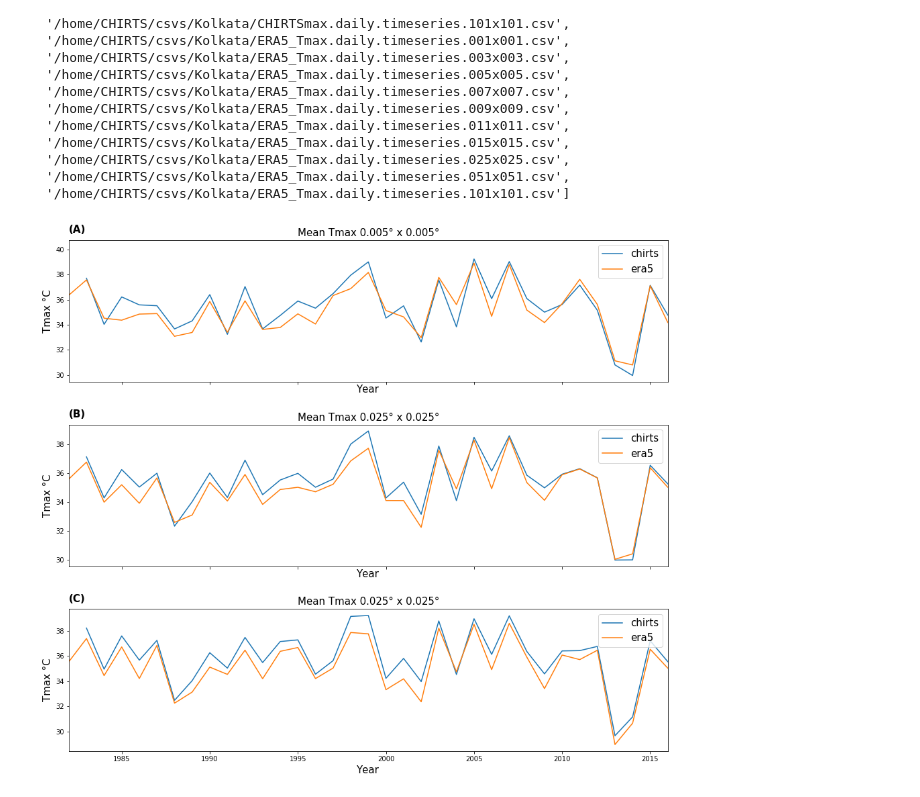
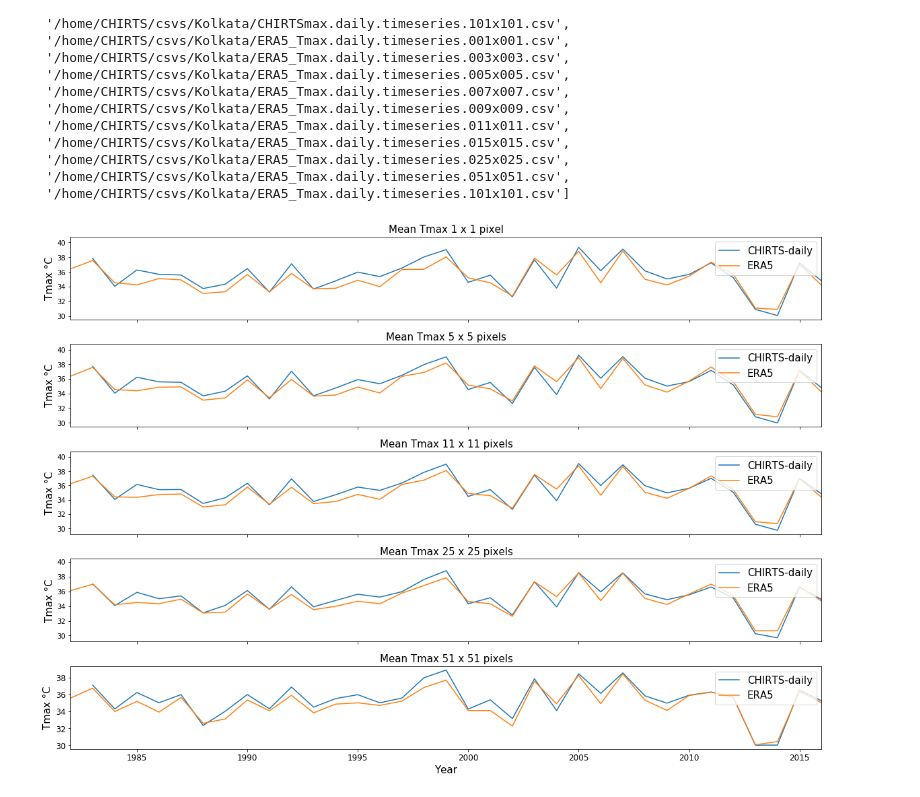
Before and after one commit to ecohydro/GlobalUrbanHeat, a Jupyter notebook: Notebooks/cpt_MS_supplement.ipynb, the cells around one changed output. Cells and saved outputs as stored; diff of their text form; code cells hidden in the pictures.

```diff
--- a/Notebooks/cpt_MS_supplement.ipynb
+++ b/Notebooks/cpt_MS_supplement.ipynb
@@ -610,52 +610,79 @@ fns
  '/home/CHIRTS/csvs/Kolkata/ERA5_Tmax.daily.timeseries.101x101.csv']
 # %%
 #### Make Figure S3 and save it
-FN_OUT = 'FIG-S2.png'
+FN_OUT = 'FIG-S2.tiff'
 
 rcParams['mathtext.default'] = 'regular' # set text to reg, not italic
 
-fig, axs = plt.subplots(3, 1, figsize = (16, 14), sharex=True)
+fig, axs = plt.subplots(5, 1, figsize = (20, 14), sharex=True)
 plt.subplots_adjust(left=None, bottom=None, right=None, top=None, wspace=None, hspace=0.3)
+
+# .001
+chirts = pd.read_csv('/home/CHIRTS/csvs/Kolkata/CHIRTSmax.daily.timeseries.001x001.csv')
+era5 = pd.read_csv('/home/CHIRTS/csvs/Kolkata/ERA5_Tmax.daily.timeseries.001x001.csv')
+axs[0].plot(chirts['year'],chirts['151'])
+axs[0].plot(era5['year'],era5['151'])
+axs[0].set_title('Mean Tmax 1 x 1 pixel', fontsize = 15)
+axs[0].legend(labels = ['CHIRTS-daily', 'ERA5'], fontsize = 15, loc = 'upper right')
+axs[0].set_xlim([1982,2016]);
+#axs[0].set_xlabel('Year', fontsize = 15)
+axs[0].set_ylabel('Tmax °C', fontsize = 15)
 
 # .005
 chirts = pd.read_csv('/home/CHIRTS/csvs/Kolkata/CHIRTSmax.daily.timeseries.005x005.csv')
 era5 = pd.read_csv('/home/CHIRTS/csvs/Kolkata/ERA5_Tmax.daily.timeseries.005x005.csv')
-axs[0].plot(chirts['year'],chirts['151'])
-axs[0].plot(era5['year'],era5['151'])
-axs[0].set_title('Mean Tmax 0.005° x 0.005°', fontsize = 15)
-axs[0].legend(labels = ['chirts', 'era5'], fontsize = 15, loc = 'upper right')
-axs[0].set_xlim([1982,2016]);
-axs[0].set_xlabel('Year', fontsize = 15)
-axs[0].set_ylabel('Tmax °C', fontsize = 15)
+axs[1].plot(chirts['year'],chirts['151'])
+axs[1].plot(era5['year'],era5['151'])
+axs[1].set_title('Mean Tmax 5 x 5 pixels', fontsize = 15)
+axs[1].legend(labels = ['CHIRTS-daily', 'ERA5'], fontsize = 15, loc = 'upper right')
+axs[1].set_xlim([1982,2016]);
+#axs[1].set_xlabel('Year', fontsize = 15)
+axs[1].set_ylabel('Tmax °C', fontsize = 15)
 
-# .051
+# 0.011
+chirts = pd.read_csv('/home/CHIRTS/csvs/Kolkata/CHIRTSmax.daily.timeseries.011x011.csv')
+era5 = pd.read_csv('/home/CHIRTS/csvs/Kolkata/ERA5_Tmax.daily.timeseries.011x011.csv')
+axs[2].plot(chirts['year'],chirts['151'])
+axs[2].plot(era5['year'],era5['151'])
+axs[2].set_title('Mean Tmax 11 x 11 pixels', fontsize = 15)
+axs[2].legend(labels = ['CHIRTS-daily', 'ERA5'], fontsize = 15, loc = 'upper right')
+axs[2].set_xlim([1982,2016]);
+#axs[2].set_xlabel('Year', fontsize = 15)
+axs[2].set_ylabel('Tmax °C', fontsize = 15)
+
+# 025
+chirts = pd.read_csv('/home/CHIRTS/csvs/Kolkata/CHIRTSmax.daily.timeseries.025x025.csv')
+era5 = pd.read_csv('/home/CHIRTS/csvs/Kolkata/ERA5_Tmax.daily.timeseries.025x025.csv')
+axs[3].plot(chirts['year'],chirts['151'])
+axs[3].plot(era5['year'],era5['151'])
+axs[3].set_title('Mean Tmax 25 x 25 pixels', fontsize = 15)
+axs[3].legend(labels = ['CHIRTS-daily', 'ERA5'], fontsize = 15, loc = 'upper right')
+axs[3].set_xlim([1982,2016]);
+#axs[3].set_xlabel('Year', fontsize = 15)
+axs[3].set_ylabel('Tmax °C', fontsize = 15)
+
+# 051
 chirts = pd.read_csv('/home/CHIRTS/csvs/Kolkata/CHIRTSmax.daily.timeseries.051x051.csv')
 era5 = pd.read_csv('/home/CHIRTS/csvs/Kolkata/ERA5_Tmax.daily.timeseries.051x051.csv')
-axs[1].plot(chirts['year'],chirts['151'])
-axs[1].plot(era5['year'],era5['151'])
-axs[1].set_title('Mean Tmax 0.025° x 0.025°', fontsize = 15)
-axs[1].legend(labels = ['chirts', 'era5'], fontsize = 15, loc = 'upper right')
-axs[1].set_xlim([1982,2016]);
-axs[1].set_xlabel('Year', fontsize = 15)
-axs[1].set_ylabel('Tmax °C', fontsize = 15)
-
-# 0.101
-chirts = pd.read_csv('/home/CHIRTS/csvs/Kolkata/CHIRTSmax.daily.timeseries.101x101.csv')
-era5 = pd.read_csv('/home/CHIRTS/csvs/Kolkata/ERA5_Tmax.daily.timeseries.101x101.csv')
-axs[2].plot(chirts['year'],chirts['151'])
-axs[2].plot(era5['year'],era5['151'])
-axs[2].set_title('Mean Tmax 0.025° x 0.025°', fontsize = 15)
-axs[2].legend(labels = ['chirts', 'era5'], fontsize = 15, loc = 'upper right')
-axs[2].set_xlim([1982,2016]);
-axs[2].set_xlabel('Year', fontsize = 15)
-axs[2].set_ylabel('Tmax °C', fontsize = 15)
+axs[4].plot(chirts['year'],chirts['151'])
+axs[4].plot(era5['year'],era5['151'])
+axs[4].set_title('Mean Tmax 51 x 51 pixels', fontsize = 15)
+axs[4].legend(labels = ['CHIRTS-daily', 'ERA5'], fontsize = 15, loc = 'upper right')
+axs[4].set_xlim([1982,2016]);
+axs[4].set_xlabel('Year', fontsize = 15)
+axs[4].set_ylabel('Tmax °C', fontsize = 15)
 
 # Add text
-axs[0].text(0.00, 1.05, '(A)', transform=axs[0].transAxes, size=15, fontweight='bold')
-axs[1].text(0.00, -.25, '(B)', transform=axs[0].transAxes, size=15, fontweight='bold')
-axs[1].text(0.00, -1.55, '(C)', transform=axs[0].transAxes, size=15, fontweight='bold')
+# axs[0].text(0.00, 1.05, '(A)', transform=axs[0].transAxes, size=15, fontweight='bold')
+# axs[0].text(0.00, -.25, '(B)', transform=axs[0].transAxes, size=15, fontweight='bold')
+# axs[0].text(0.00, -1.55, '(C)', transform=axs[0].transAxes, size=15, fontweight='bold')
+# axs[0].text(0.00, -1.75, '(D)', transform=axs[0].transAxes, size=15, fontweight='bold')
+# axs[0].text(0.00, -2.55, '(F)', transform=axs[0].transAxes, size=15, fontweight='bold')
+
+plt.xticks(fontsize = 12)
+plt.yticks(fontsize = 12)
 
 # save it out
-plt.savefig(FIG_OUT+FN_OUT, dpi = 300, bbox_inches='tight')
+plt.savefig(OUT+FN_OUT, dpi = 300, bbox_inches='tight')
 # %% [output]
-[figure, old version]
+[figure, new version]
```
Also changed, not shown: parts of 5 cells of this notebook, 4 other files.
